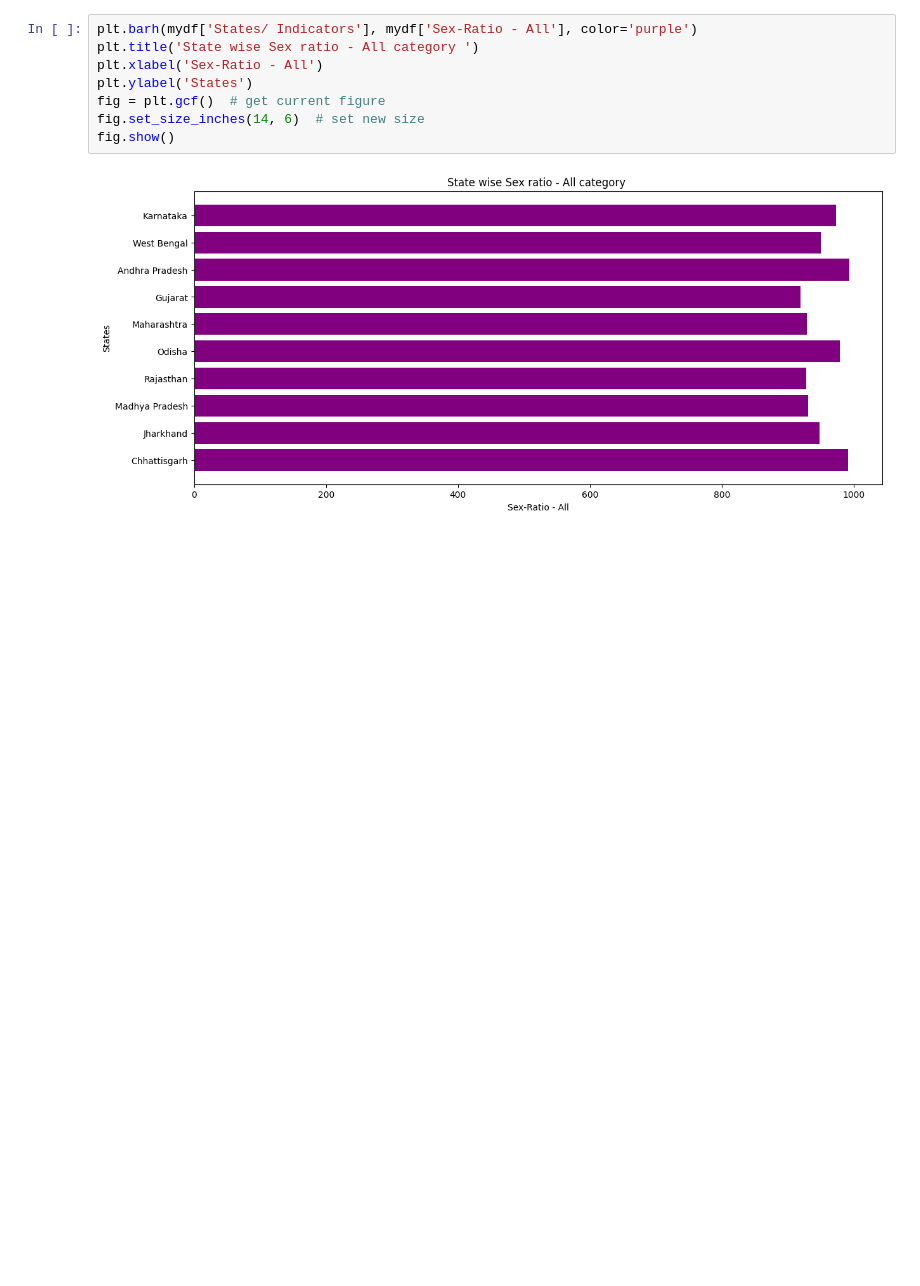
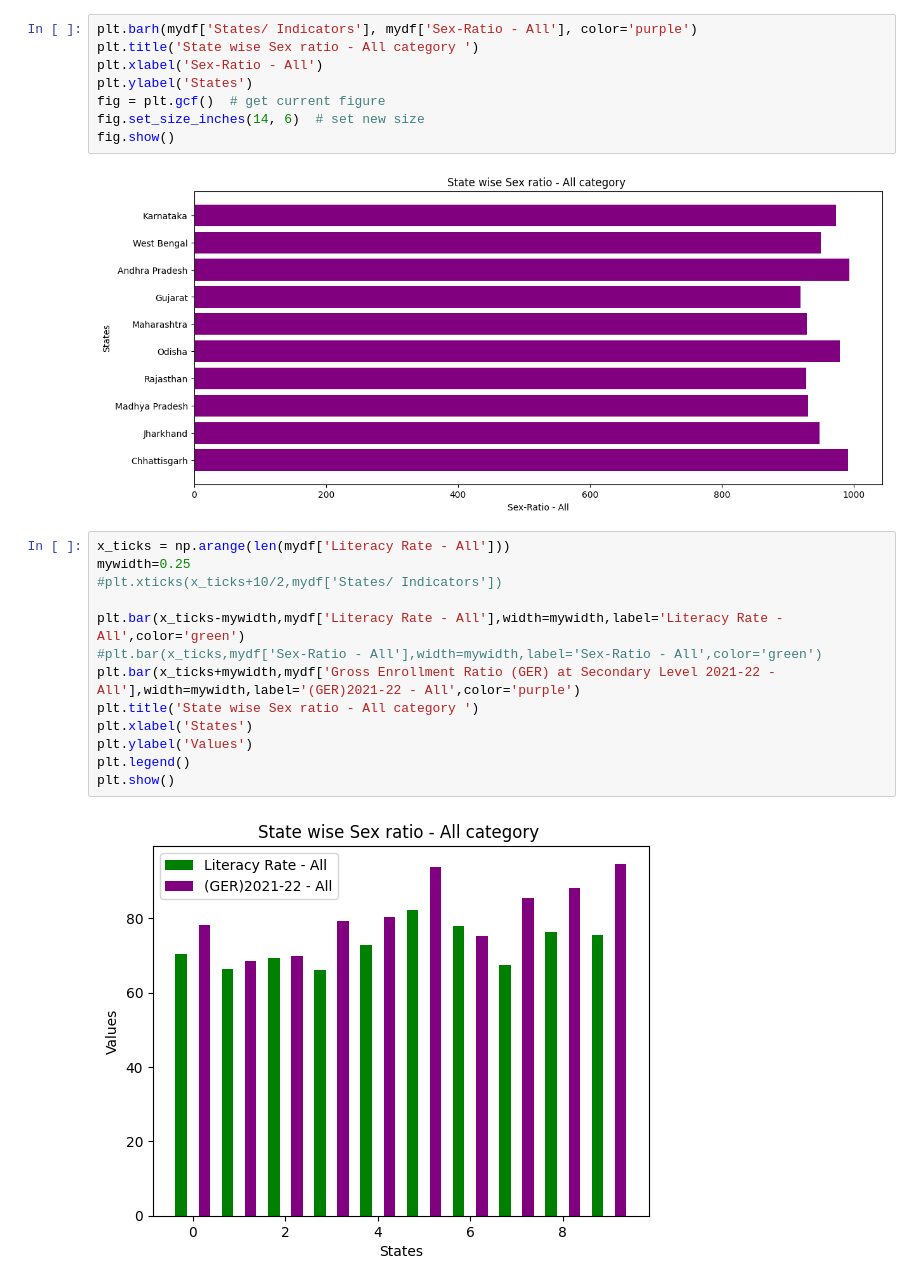
Before and after one commit to Mani007/dunuIPproject, a Jupyter notebook: project.ipynb, the cells around one changed output. Cells and saved outputs as stored; diff of their text form; blank space fills up the shorter version.

Commit message:
multibar graph ready

```diff
--- a/project.ipynb
+++ b/project.ipynb
@@ -47,3 +47,18 @@ fig.set_size_inches(14, 6)  # set new size
 fig.show()
 # %% [output]
 [figure]
+# %%
+x_ticks = np.arange(len(mydf['Literacy Rate - All']))
+mywidth=0.25
+#plt.xticks(x_ticks+10/2,mydf['States/ Indicators'])
+
+plt.bar(x_ticks-mywidth,mydf['Literacy Rate - All'],width=mywidth,label='Literacy Rate - All',color='green')
+#plt.bar(x_ticks,mydf['Sex-Ratio - All'],width=mywidth,label='Sex-Ratio - All',color='green')
+plt.bar(x_ticks+mywidth,mydf['Gross Enrollment Ratio (GER) at Secondary Level 2021-22 - All'],width=mywidth,label='(GER)2021-22 - All',color='purple')
+plt.title('State wise Sex ratio - All category ')
+plt.xlabel('States')
+plt.ylabel('Values')
+plt.legend()
+plt.show()
+# %% [output]
+[figure, added]
```
